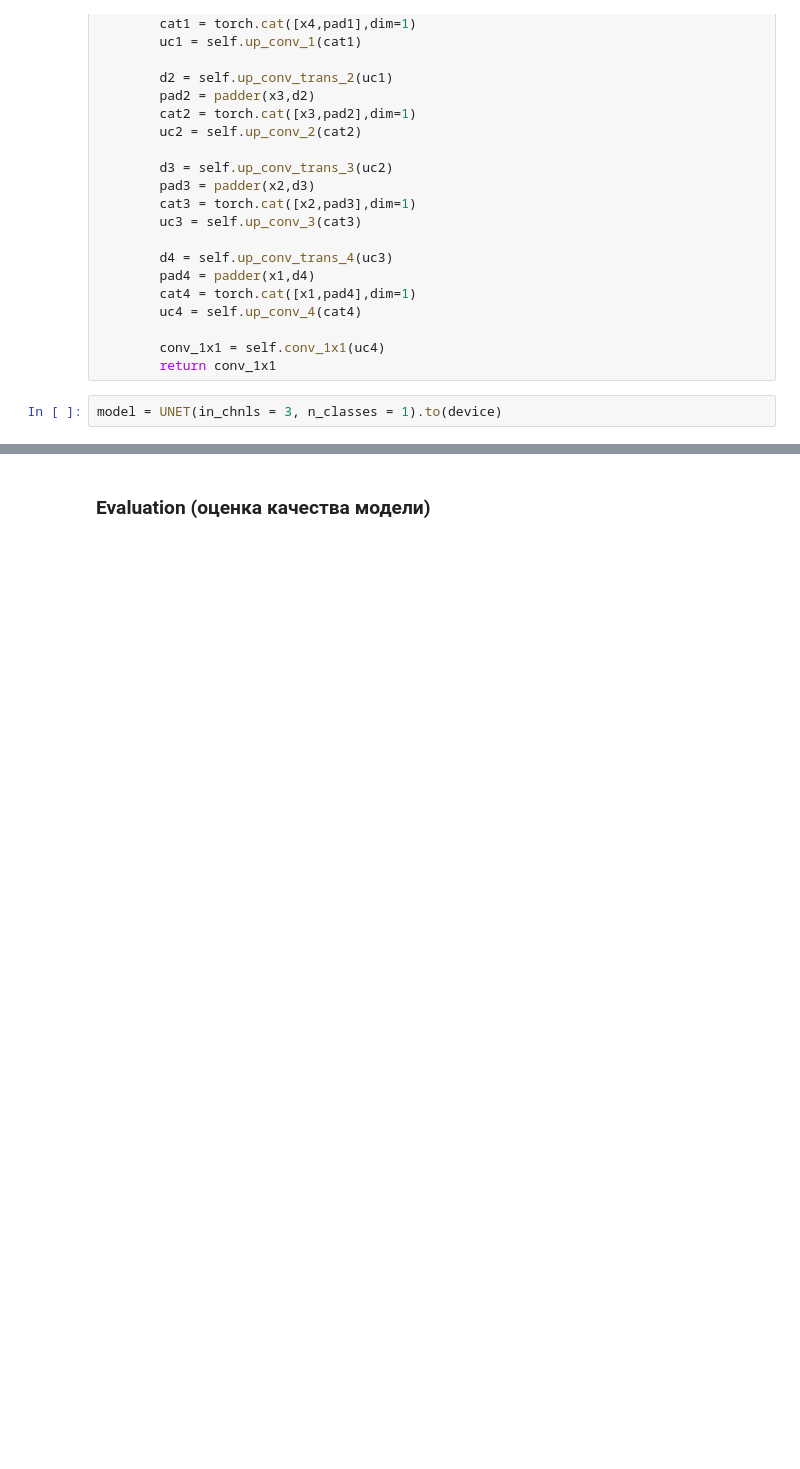
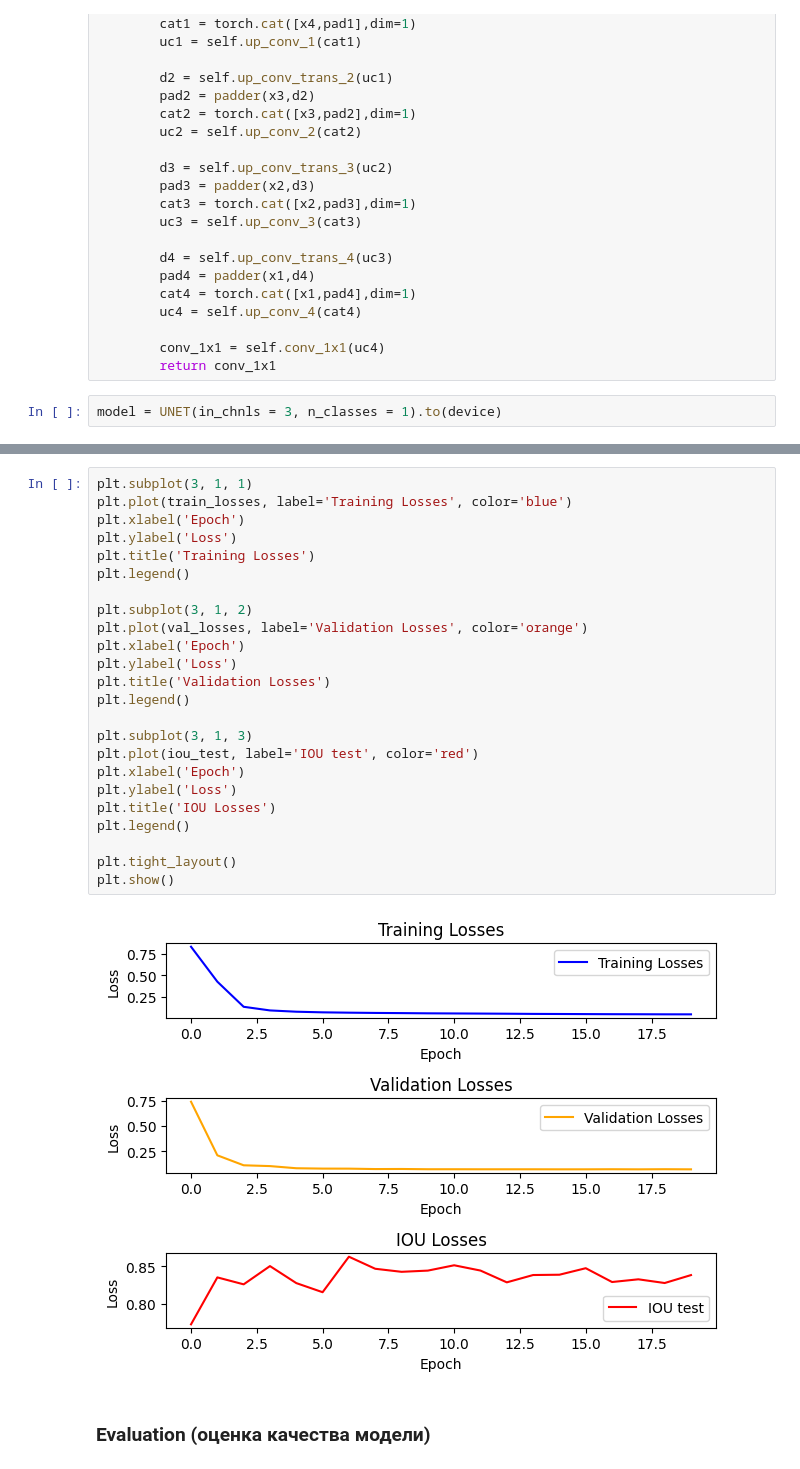
Before and after one commit to EgorLeMeilleur/BMP-mouse-PSU, a Jupyter notebook: main.ipynb, the cells around one changed output, grey strips where cells are left out. Cells and saved outputs as stored; diff of their text form; blank space fills up the shorter version.

```diff
--- a/main.ipynb
+++ b/main.ipynb
@@ -418,3 +412,29 @@ Epoch [12/60], Train loss: 1.3217, Val loss: 0.1840
+# %%
+plt.subplot(3, 1, 1)
+plt.plot(train_losses, label='Training Losses', color='blue')
+plt.xlabel('Epoch')
+plt.ylabel('Loss')
+plt.title('Training Losses')
+plt.legend()
+
+plt.subplot(3, 1, 2)
+plt.plot(val_losses, label='Validation Losses', color='orange')
+plt.xlabel('Epoch')
+plt.ylabel('Loss')
+plt.title('Validation Losses')
+plt.legend()
+
+plt.subplot(3, 1, 3)
+plt.plot(iou_test, label='IOU test', color='red')
+plt.xlabel('Epoch')
+plt.ylabel('Loss')
+plt.title('IOU Losses')
+plt.legend()
+
+plt.tight_layout()
+plt.show()
+# %% [output]
+[figure, added]
 # %% [markdown]
 ### Evaluation (оценка качества модели)
 # %%
```
Also changed, not shown: parts of 8 cells of this notebook, 1 other file.
